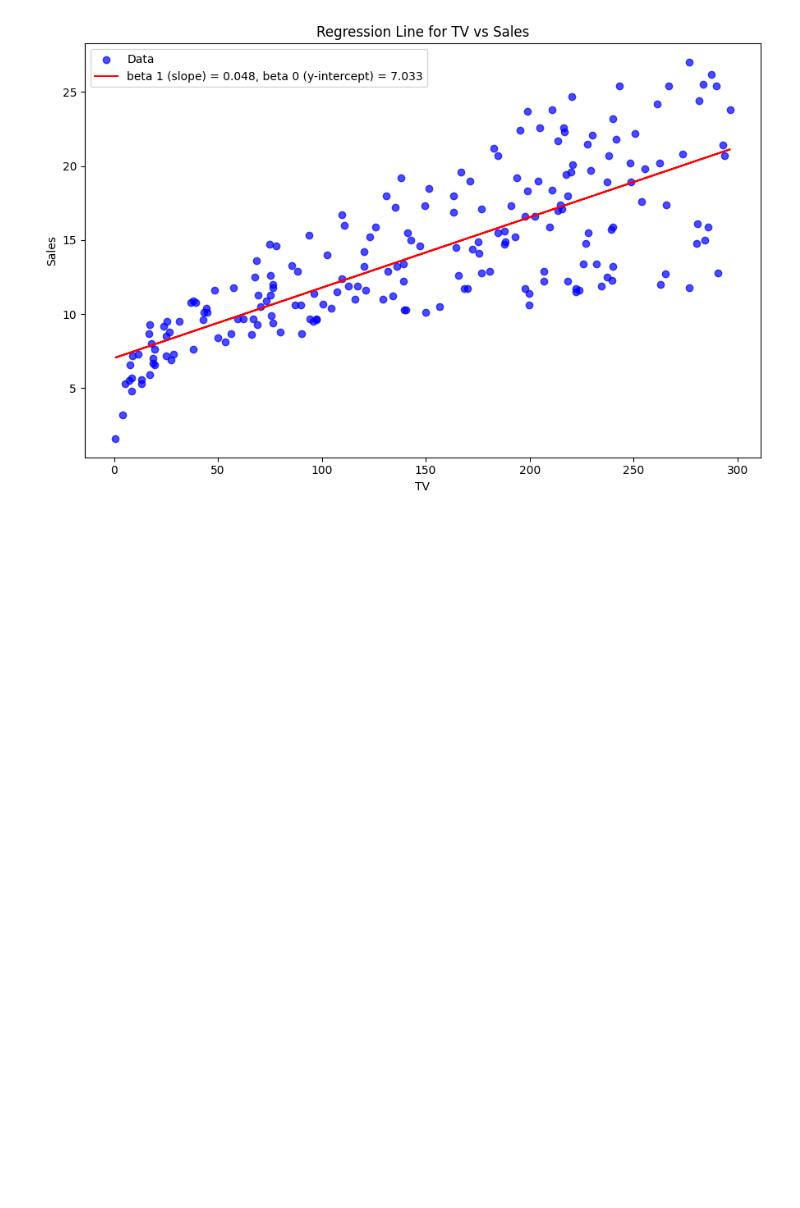
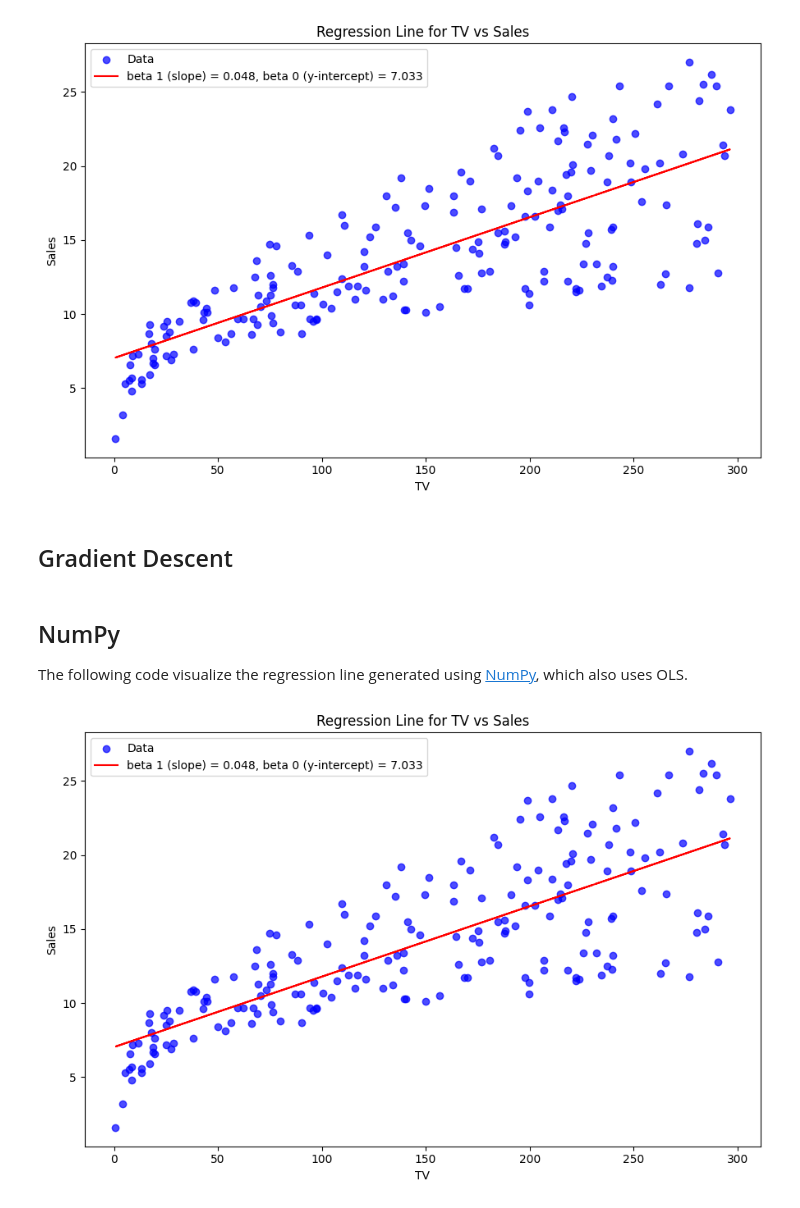
Before and after one commit to Jo-Banana-123/linear_regression_case_study, a Jupyter notebook: spend-sale-prediction.ipynb, the cells around one changed output. Cells and saved outputs as stored; diff of their text form; code cells hidden in the pictures; blank space fills up the shorter version.

```diff
--- a/spend-sale-prediction.ipynb
+++ b/spend-sale-prediction.ipynb
@@ -369,3 +375,25 @@ plt.tight_layout()
 plt.show()
 # %% [output]
 [figure]
+# %% [markdown]
+## Gradient Descent
+# %% [markdown]
+## NumPy
+The following code visualize the regression line generated using [NumPy](https://numpy.org/doc/stable/reference/generated/numpy.polyfit.html), which also uses OLS.
+# %%
+plt.figure(figsize=(9, 6))
+y = df['Sales']
+feature = 'TV'
+x = df[feature]
+
+b1, b0 = np.polyfit(x,y,deg=1) # sovling 1st degree polynomial function (y=b1x + b0) to find b1 and b0
+plt.scatter(df[feature], df['Sales'], color='blue', label='Data', alpha=0.7)
+plt.plot(df[feature], b0 + b1 * df[feature], color='red', label=f"beta 1 (slope) = {b1_slope:.3f}, beta 0 (y-intercept) = {b0_int:.3f}")
+plt.xlabel(f'{feature}')
+plt.ylabel('Sales')
+plt.title(f'Regression Line for {feature} vs Sales')
+plt.legend()
+plt.tight_layout()
+plt.show()
+# %% [output]
+[figure, added]
```
Also changed, not shown: parts of 4 cells of this notebook, 10 other files.
